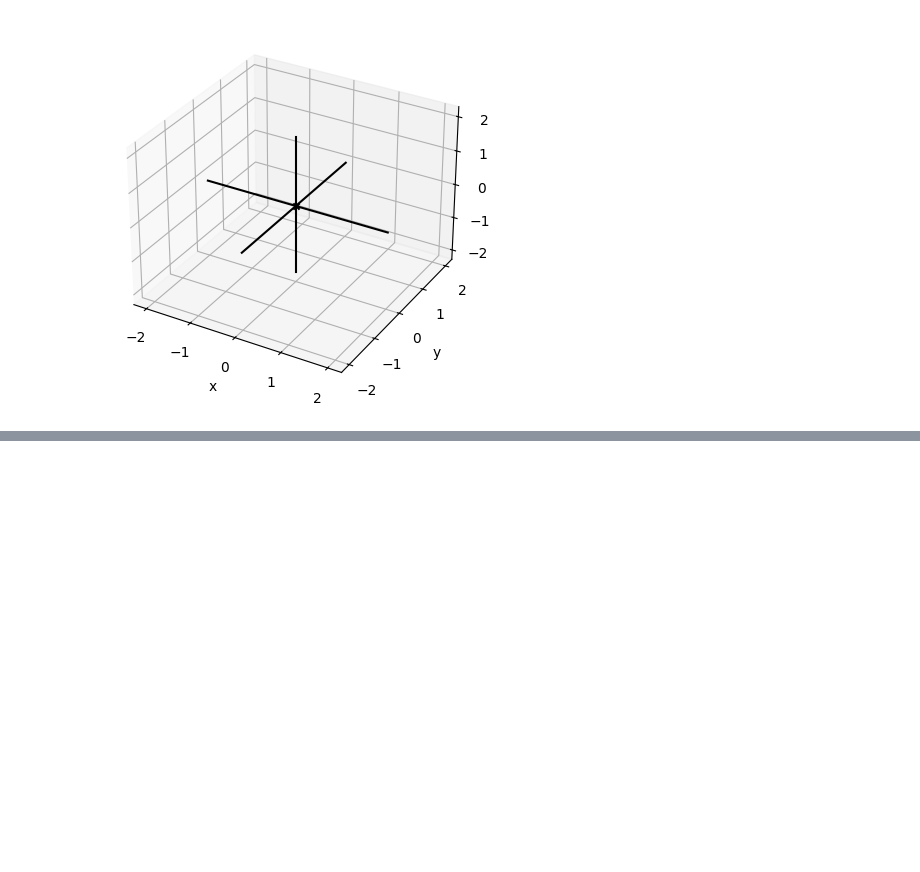
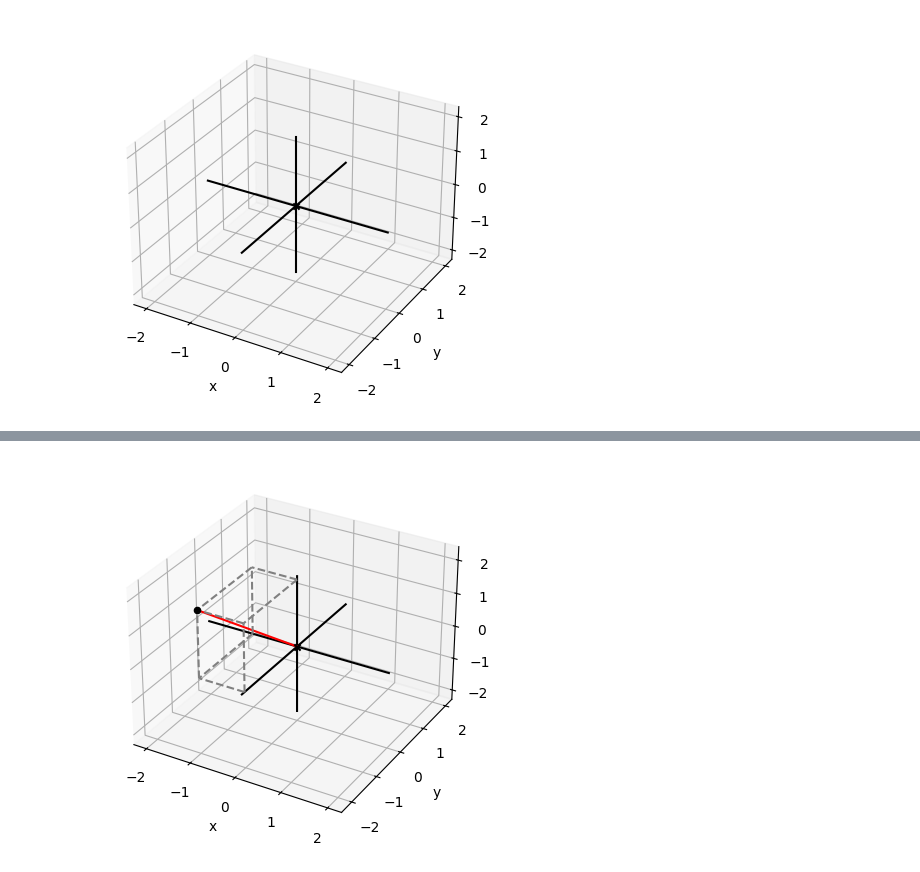
Before and after one commit to vinayakkarigar/hands-on-ML, a Jupyter notebook: fundamentals/1.1-vectors-and-graphics.ipynb, the cells around one changed output, grey strips where cells are left out. Cells and saved outputs as stored; diff of their text form; code cells hidden in the pictures; blank space fills up the shorter version.

```diff
--- a/fundamentals/1.1-vectors-and-graphics.ipynb
+++ b/fundamentals/1.1-vectors-and-graphics.ipynb
@@ -200,0 +211,10 @@ draw3d()
+# %%
+# Draw the 3D arrow and point representing the coordinates (−1, −2, 2) as well as the dashed box that makes the arrow look 3D. Do this drawing by hand for practice, but from now on, we’ll use Python to draw for us
+
+draw3d(
+    Points3D((-1,-2,2)),
+    Segment3D((0,0,0), (-1,-2,2), color='red'),
+    Box3D(-1,-2,2)
+)
+# %% [output]
+[figure, added]
```
Also changed, not shown: parts of 4 cells of this notebook.
